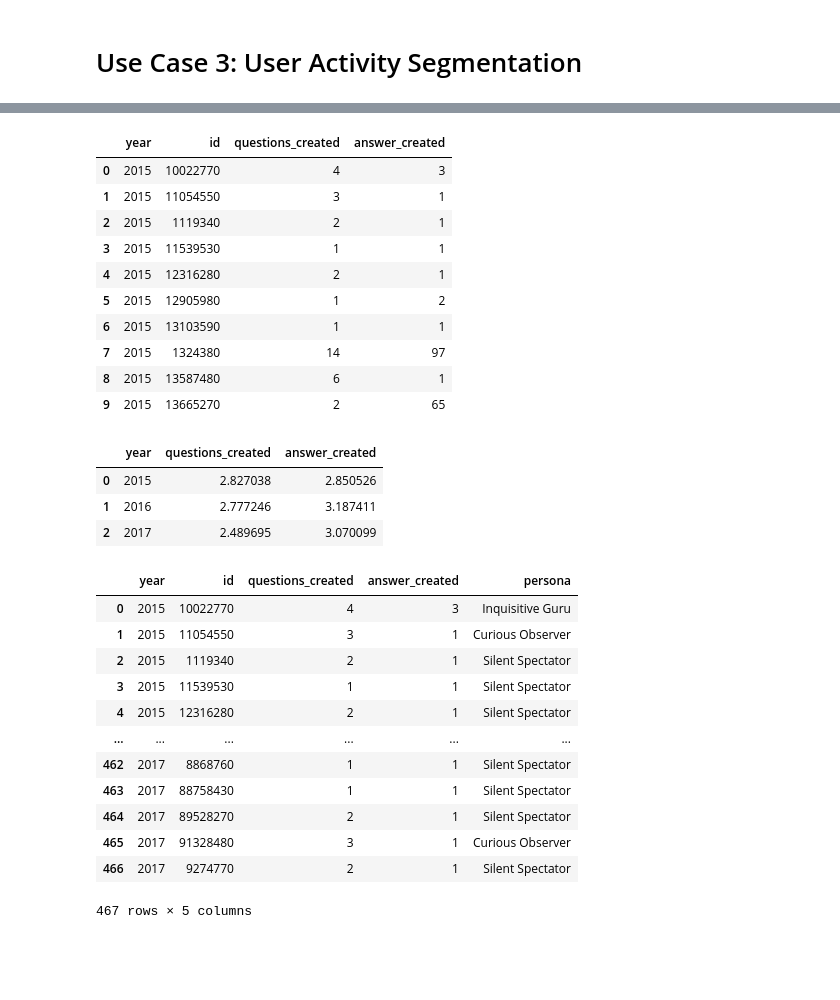
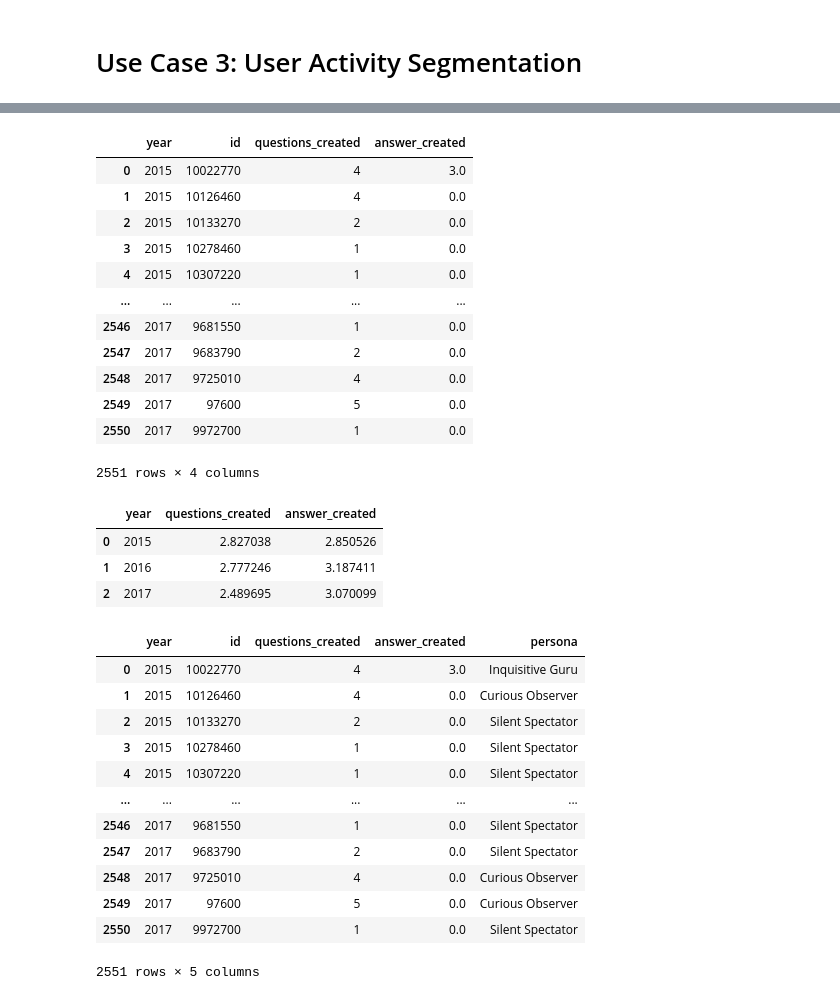
Before and after one commit to farisazizy/FinalExam-GIGIH, a Jupyter notebook: GG3DAUP0032_Python.ipynb, the cells around one changed output, grey strips where cells are left out. Cells and saved outputs as stored; diff of their text form; code cells hidden in the pictures; blank space fills up the shorter version.

```diff
--- a/GG3DAUP0032_Python.ipynb
+++ b/GG3DAUP0032_Python.ipynb
@@ -335,18 +349,21 @@ user_activity_answer.head()
 # %%
-user_activity = user_activity_question.merge(user_activity_answer, on=['year', 'id'])
-user_activity.head(10)
+user_activity = user_activity_question.merge(user_activity_answer, on=['year', 'id'], how='left')
+user_activity = user_activity.fillna(0)
+user_activity
 # %% [output]
 |  | year | id | questions_created | answer_created |
-| 0 | 2015 | 10022770 | 4 | 3 |
-| 1 | 2015 | 11054550 | 3 | 1 |
-| 2 | 2015 | 1119340 | 2 | 1 |
-| 3 | 2015 | 11539530 | 1 | 1 |
-| 4 | 2015 | 12316280 | 2 | 1 |
-| 5 | 2015 | 12905980 | 1 | 2 |
-| 6 | 2015 | 13103590 | 1 | 1 |
-| 7 | 2015 | 1324380 | 14 | 97 |
-| 8 | 2015 | 13587480 | 6 | 1 |
-| 9 | 2015 | 13665270 | 2 | 65 |
+| 0 | 2015 | 10022770 | 4 | 3.0 |
+| 1 | 2015 | 10126460 | 4 | 0.0 |
+| 2 | 2015 | 10133270 | 2 | 0.0 |
+| 3 | 2015 | 10278460 | 1 | 0.0 |
+| 4 | 2015 | 10307220 | 1 | 0.0 |
+| ... | ... | ... | ... | ... |
+| 2546 | 2017 | 9681550 | 1 | 0.0 |
+| 2547 | 2017 | 9683790 | 2 | 0.0 |
+| 2548 | 2017 | 9725010 | 4 | 0.0 |
+| 2549 | 2017 | 97600 | 5 | 0.0 |
+| 2550 | 2017 | 9972700 | 1 | 0.0 |
+2551 rows × 4 columns
 # %%
 # Calculate average posts per year for questions and answers separately
 
@@ -382,18 +399,18 @@ user_activity['persona'] = user_activity.apply(determine_persona, axis=1)
 user_activity
 # %% [output]
 |  | year | id | questions_created | answer_created | persona |
-| 0 | 2015 | 10022770 | 4 | 3 | Inquisitive Guru |
-| 1 | 2015 | 11054550 | 3 | 1 | Curious Observer |
-| 2 | 2015 | 1119340 | 2 | 1 | Silent Spectator |
-| 3 | 2015 | 11539530 | 1 | 1 | Silent Spectator |
-| 4 | 2015 | 12316280 | 2 | 1 | Silent Spectator |
+| 0 | 2015 | 10022770 | 4 | 3.0 | Inquisitive Guru |
+| 1 | 2015 | 10126460 | 4 | 0.0 | Curious Observer |
+| 2 | 2015 | 10133270 | 2 | 0.0 | Silent Spectator |
+| 3 | 2015 | 10278460 | 1 | 0.0 | Silent Spectator |
+| 4 | 2015 | 10307220 | 1 | 0.0 | Silent Spectator |
 | ... | ... | ... | ... | ... | ... |
-| 462 | 2017 | 8868760 | 1 | 1 | Silent Spectator |
-| 463 | 2017 | 88758430 | 1 | 1 | Silent Spectator |
-| 464 | 2017 | 89528270 | 2 | 1 | Silent Spectator |
-| 465 | 2017 | 91328480 | 3 | 1 | Curious Observer |
-| 466 | 2017 | 9274770 | 2 | 1 | Silent Spectator |
+| 2546 | 2017 | 9681550 | 1 | 0.0 | Silent Spectator |
+| 2547 | 2017 | 9683790 | 2 | 0.0 | Silent Spectator |
+| 2548 | 2017 | 9725010 | 4 | 0.0 | Curious Observer |
+| 2549 | 2017 | 97600 | 5 | 0.0 | Curious Observer |
+| 2550 | 2017 | 9972700 | 1 | 0.0 | Silent Spectator |
-467 rows × 5 columns
+2551 rows × 5 columns
 # %%
 persona_counts = user_activity.groupby('year')['persona'].value_counts().unstack(fill_value=0)
 persona_counts
```
Also changed, not shown: parts of 5 cells of this notebook.
